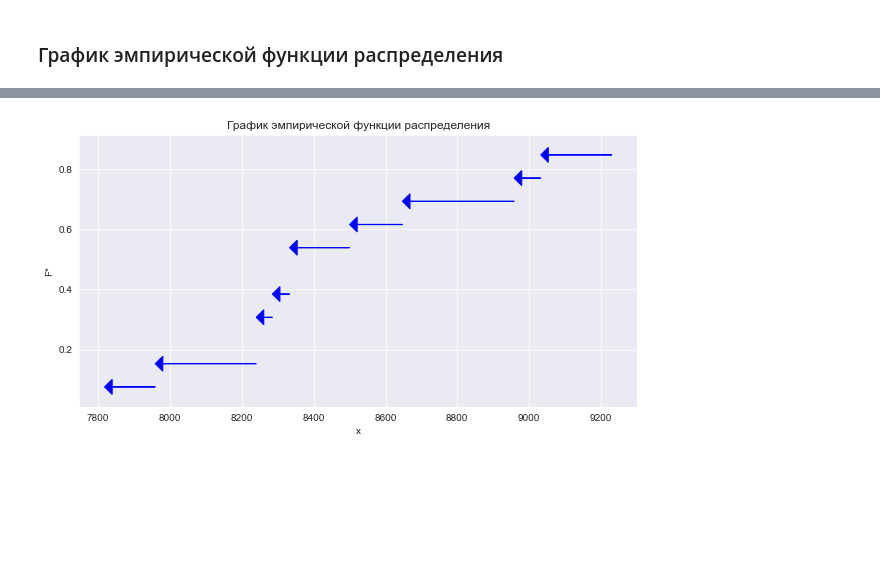
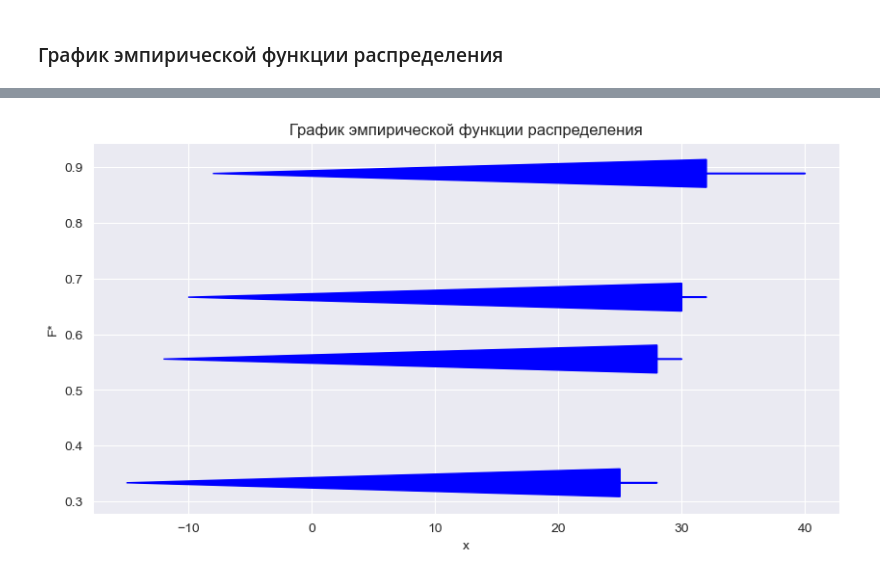
Before and after one commit to CosmDandy/Polytech-4-Sem-Statistics, a Jupyter notebook: Python/LB1/LB1_Test_1.ipynb, the cells around one changed output, grey strips where cells are left out. Saved outputs shown, nothing was run; the diff lists cells and outputs as text; code cells hidden in the pictures; blank space fills up the shorter version.

```diff
--- a/Python/LB1/LB1_Test_1.ipynb
+++ b/Python/LB1/LB1_Test_1.ipynb
@@ -45,6 +41,7 @@ task['Описание к данным'][LB_VARIANT - 1]
 # %% [output]
 'Показатели по ряду заводов отрасли за отчетный период по себестоимости единицы продукции (руб.)'
 # %%
-data = pd.Series(task['Данные'][LB_VARIANT - 1])
+# data = pd.Series(task['Данные'][lb_variant - 1])
+data = pd.Series([25, 25, 25, 28, 28, 30, 32, 32, 40])
 print(data.tolist())
 # %% [output]
@@ -189,20 +204,18 @@ fig.show()
 # %%
-def plot_cdf_func(x, y, title):
+def plot_cdf_func(x, y, title, c):
     fig, ax = plt.subplots(figsize=(10, 5))
     min_y, max_y = min(y), max(y)
-    arrow_length = ((max(x) - min(x)) / len(x)) * .15
+    arrow_length = ((max_y - min_y) / len(y)) * c
     for idx in range(len(y) - 1):
         dx = x[idx] - x[idx + 1]
-        ax.arrow(x=x[idx + 1], y=y[idx], dx=dx, dy=0,
-                 color="blue", head_width=.05, head_length=arrow_length,
-                 length_includes_head=True)
+        ax.arrow(x=x[idx + 1], y=y[idx], dx=dx, dy=0, color="blue", head_width=.05, head_length=arrow_length)
     ax.set_title(title)
     ax.set_ylabel("F*")
     ax.set_xlabel("x")
     plt.plot()
 
 
-plot_cdf_func(unique, emp_func.iloc[0].tolist(), 'График эмпирической функции распределения')
+plot_cdf_func(unique, emp_func.iloc[0].tolist(), 'График эмпирической функции распределения', 300)
 # %% [output]
-[figure, old version]
+[figure, new version]
 # %%
```
Also changed, not shown: parts of 20 cells of this notebook, 6 other files.
